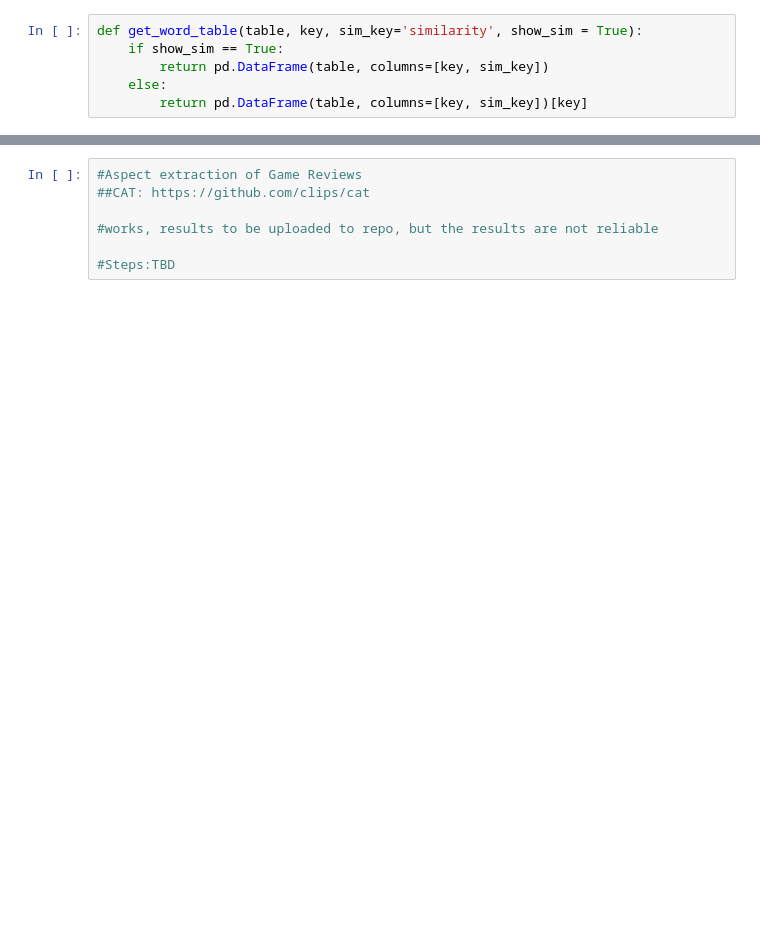
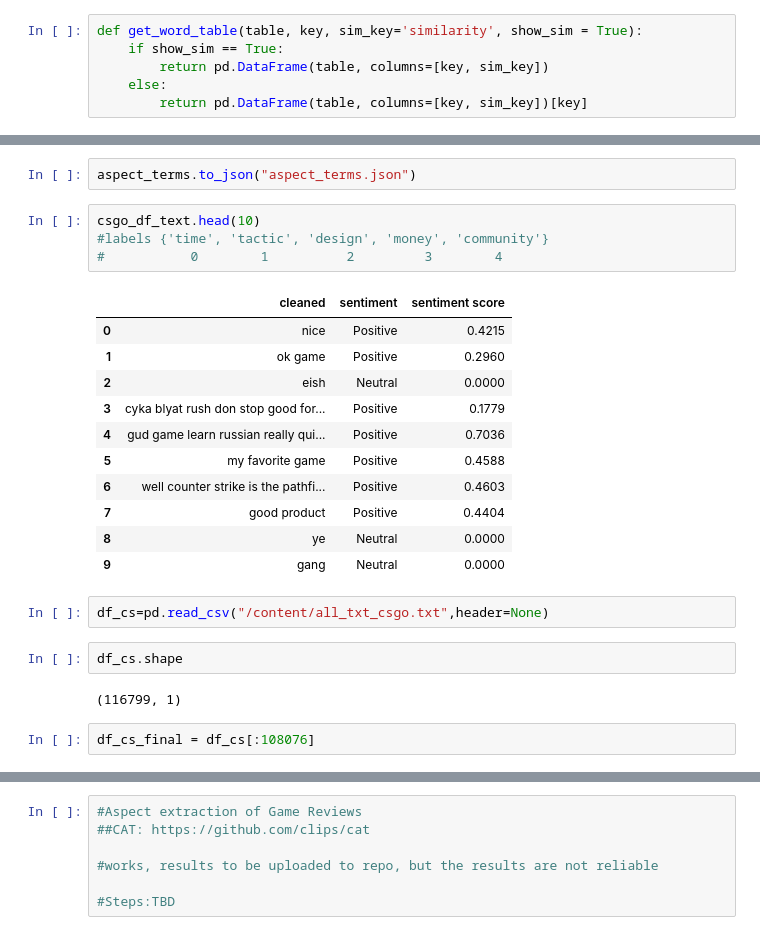
Before and after one commit to susandong/w266_final_project_game_sentiment, a Jupyter notebook: w266_Final_Project_Game_Review_Sentiment_Analysis_Aspect_Extraction_1116.ipynb, the cells around one changed output, grey strips where cells are left out. Drawn from its saved outputs; the diff is of its cells as text; blank space fills up the shorter version.

```diff
--- a/w266_Final_Project_Game_Review_Sentiment_Analysis_Aspect_Extraction_1116.ipynb
+++ b/w266_Final_Project_Game_Review_Sentiment_Analysis_Aspect_Extraction_1116.ipynb
@@ -441,0 +427,26 @@ pd.concat(tables, axis=1)
+# %%
+aspect_terms.to_json("aspect_terms.json")
+# %%
+csgo_df_text.head(10)
+#labels {'time', 'tactic', 'design', 'money', 'community'}
+#           0        1          2         3        4
+# %% [output]
+|  | cleaned | sentiment | sentiment score |
+| 0 | nice | Positive | 0.4215 |
+| 1 | ok game | Positive | 0.2960 |
+| 2 | eish | Neutral | 0.0000 |
+| 3 | cyka blyat rush don stop good for... | Positive | 0.1779 |
+| 4 | gud game learn russian really qui... | Positive | 0.7036 |
+| 5 | my favorite game | Positive | 0.4588 |
+| 6 | well counter strike is the pathfi... | Positive | 0.4603 |
+| 7 | good product | Positive | 0.4404 |
+| 8 | ye | Neutral | 0.0000 |
+| 9 | gang | Neutral | 0.0000 |
+# %%
+df_cs=pd.read_csv("/content/all_txt_csgo.txt",header=None)
+# %%
+df_cs.shape
+# %% [output]
+(116799, 1)
+# %%
+df_cs_final = df_cs[:108076]
```
Also changed, not shown: parts of 34 cells of this notebook.
